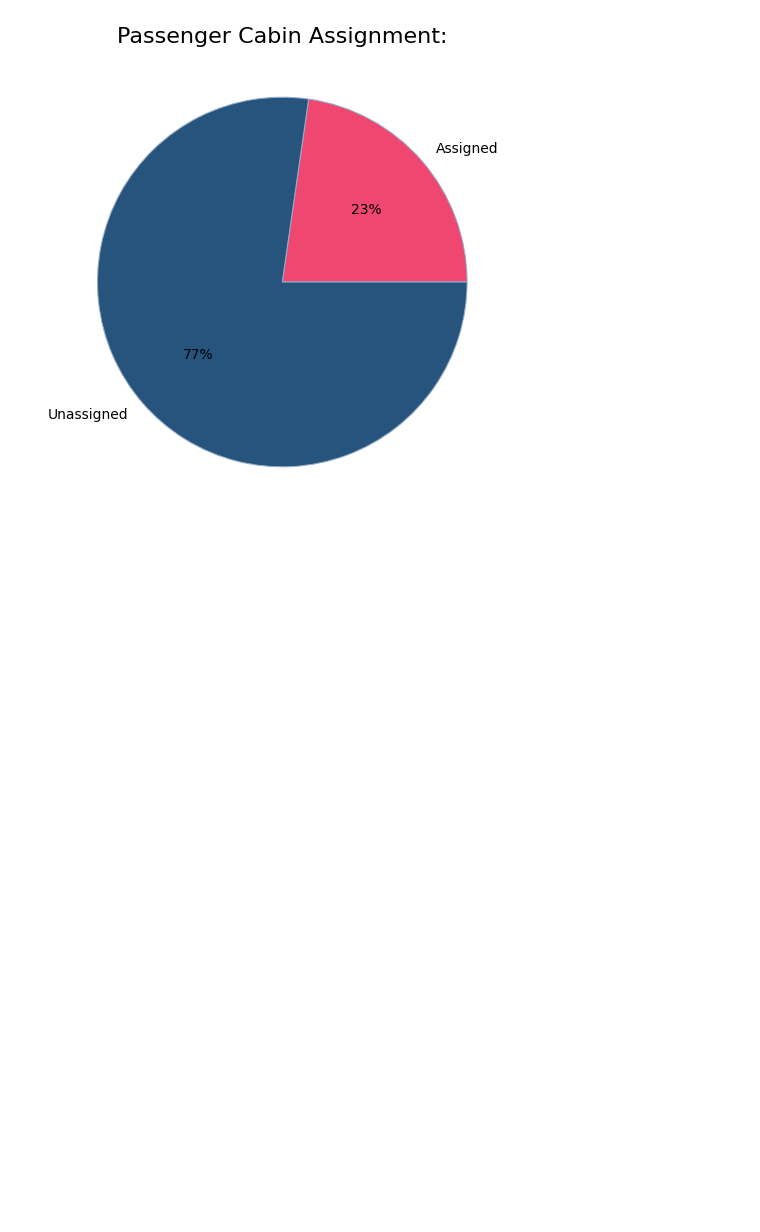
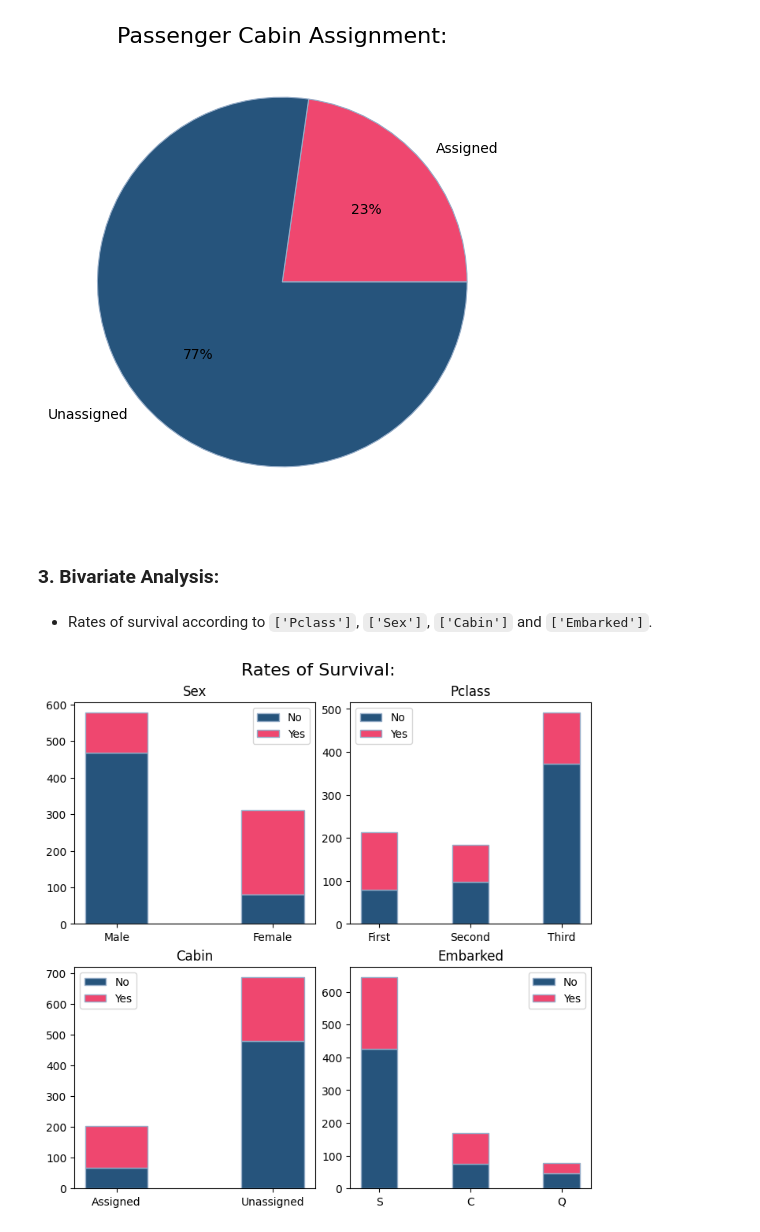
Before and after one commit to grace-sampao/Cyber-Shujaa---Exploratory-Data-Analysis, a Jupyter notebook: exploratory_data_analysis.ipynb, the cells around one changed output. Saved outputs shown, nothing was run; the diff lists cells and outputs as text; code cells hidden in the pictures; blank space fills up the shorter version.

Commit message:
Plotted survival rates according to ['Pclass'], ['Sex'], ['Cabin'] and ['Embarked'].

```diff
--- a/exploratory_data_analysis.ipynb
+++ b/exploratory_data_analysis.ipynb
@@ -841,3 +841,83 @@ ax.set_title('Passenger Cabin Assignment:', fontsize='16')
 plt.show()
 # %% [output]
 [figure]
+# %% [markdown]
+### 3. Bivariate Analysis:
+# %% [markdown]
+- Rates of survival according to `['Pclass']`, `['Sex']`, `['Cabin']` and `['Embarked']`.
+# %%
+fig, axs = plt.subplots(
+  nrows=2,
+  ncols=2,
+  layout='constrained',
+  figsize=(7, 7)
+)
+fig.suptitle("Rates of Survival:", fontsize=16)
+
+axs[0, 0].set_title("Sex")
+axs[0, 0].bar(
+  ['Male', 'Female'], [468, 81],
+  color=dusk_blue,
+  width=0.4,
+  edgecolor=powder_blue
+)
+axs[0, 0].bar(
+  ['Male', 'Female'], [109, 231],
+  bottom=[468, 81],
+  color=bubblegum_pink,
+  width=0.4,
+  edgecolor=powder_blue
+)
+axs[0, 0].legend(['No', 'Yes'])
+
+axs[1, 0].set_title("Cabin")
+axs[1, 0].bar(
+  ['Assigned', 'Unassigned'], [68, 481],
+  color=dusk_blue,
+  width=0.4,
+  edgecolor=powder_blue
+)
+axs[1, 0].bar(
+  ['Assigned', 'Unassigned'], [134, 206],
+  bottom=[68, 481],
+  color=bubblegum_pink,
+  width=0.4,
+  edgecolor=powder_blue
+)
+axs[1, 0].legend(['No', 'Yes'])
+
+axs[0, 1].set_title("Pclass")
+axs[0, 1].bar(
+  ['First', 'Second', 'Third'], [80, 97, 372],
+  color=dusk_blue,
+  width=0.4,
+  edgecolor=powder_blue
+)
+axs[0, 1].bar(
+  ['First', 'Second', 'Third'], [134, 87, 119],
+  bottom=[80, 97, 372],
+  color=bubblegum_pink,
+  width=0.4,
+  edgecolor=powder_blue
+)
+axs[0, 1].legend(['No', 'Yes'])
+
+axs[1, 1].set_title("Embarked")
+axs[1, 1].bar(
+  ['S', 'C', 'Q'], [427, 75, 47],
+  color=dusk_blue,
+  width=0.4,
+  edgecolor=powder_blue
+)
+axs[1, 1].bar(
+  ['S', 'C', 'Q'], [217, 93, 30],
+  bottom=[427, 75, 47],
+  color=bubblegum_pink,
+  width=0.4,
+  edgecolor=powder_blue
+)
+axs[1, 1].legend(['No', 'Yes'])
+
+plt.show()
+# %% [output]
+[figure, added]
```
